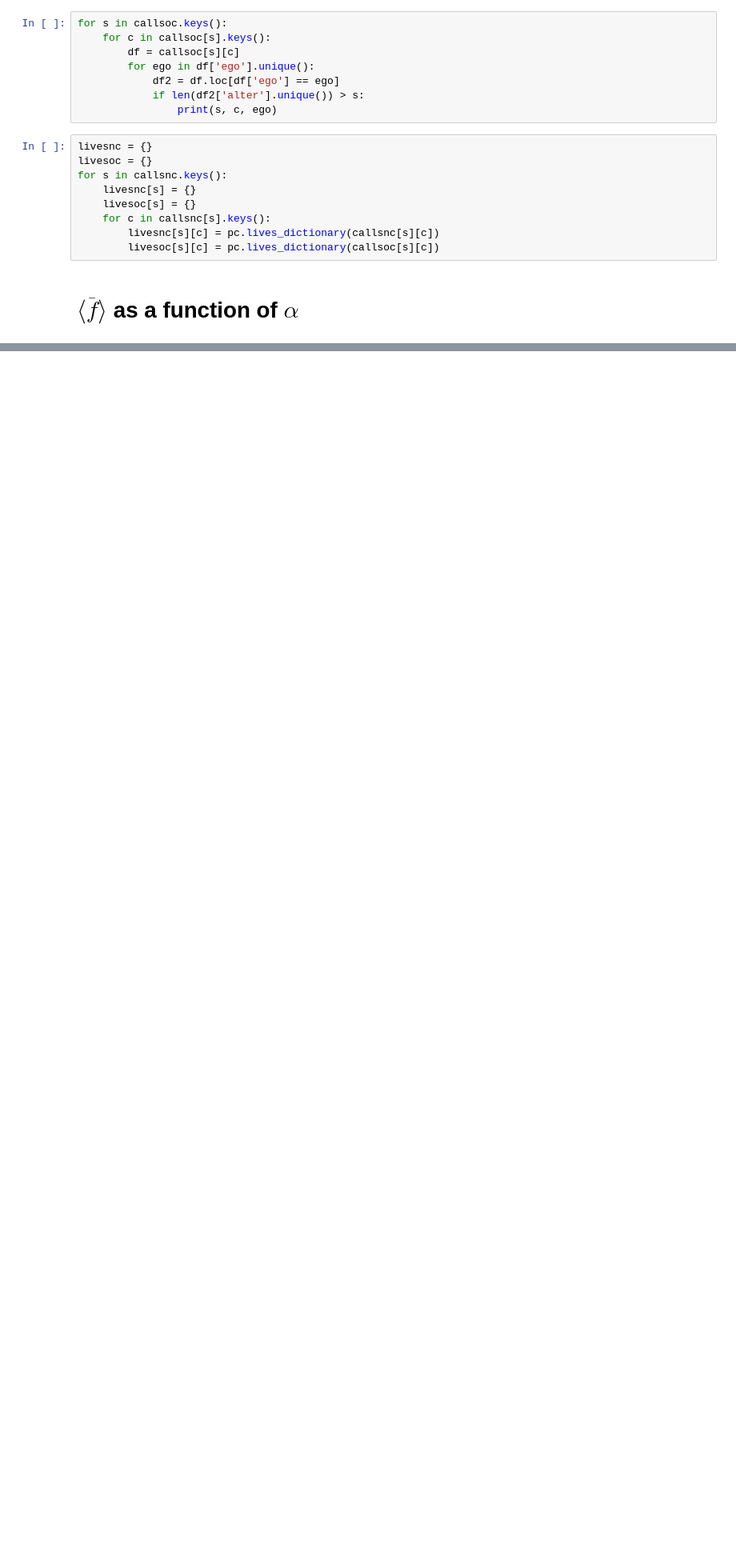
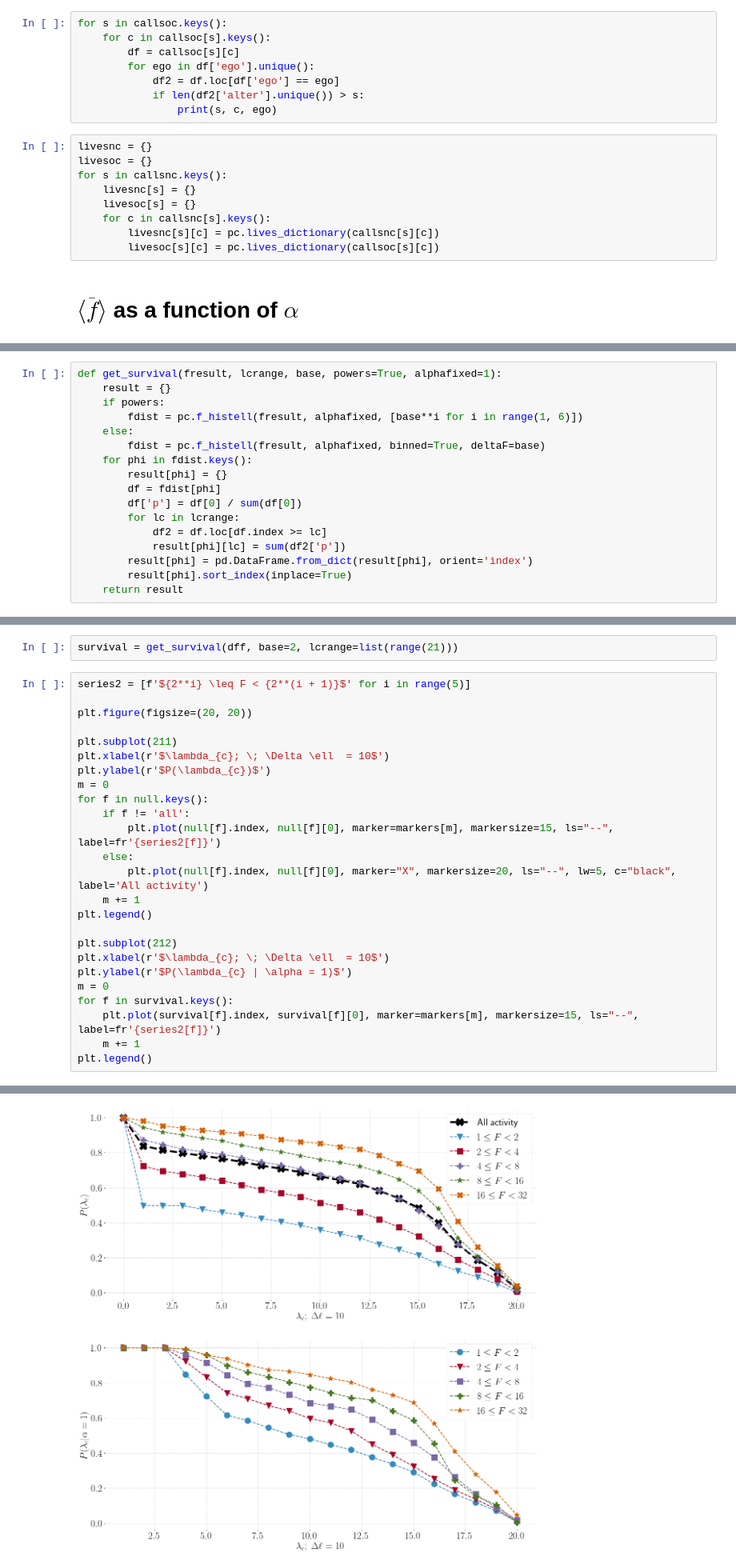
Before and after one commit to nitnelav27/comm_patterns, a Jupyter notebook: 202106.ipynb, the cells around one changed output, grey strips where cells are left out. Shown at 80% size. Saved outputs shown, nothing was run; the diff lists cells and outputs as text; blank space fills up the shorter version.

```diff
--- a/202106.ipynb
+++ b/202106.ipynb
@@ -289,0 +303,17 @@ for p in range(1, 7):
+# %%
+def get_survival(fresult, lcrange, base, powers=True, alphafixed=1):
+    result = {}
+    if powers:
+        fdist = pc.f_histell(fresult, alphafixed, [base**i for i in range(1, 6)])
+    else:
+        fdist = pc.f_histell(fresult, alphafixed, binned=True, deltaF=base)
+    for phi in fdist.keys():
+        result[phi] = {}
+        df = fdist[phi]
+        df['p'] = df[0] / sum(df[0])
+        for lc in lcrange:
+            df2 = df.loc[df.index >= lc]
+            result[phi][lc] = sum(df2['p'])
+        result[phi] = pd.DataFrame.from_dict(result[phi], orient='index')
+        result[phi].sort_index(inplace=True)
+    return result
@@ -289,0 +356,28 @@ for p in range(1, 7):
+# %%
+survival = get_survival(dff, base=2, lcrange=list(range(21)))
+# %%
+series2 = [f'${2**i} \leq F < {2**(i + 1)}$' for i in range(5)]
+
+plt.figure(figsize=(20, 20))
+
+plt.subplot(211)
+plt.xlabel(r'$\lambda_{c}; \; \Delta \ell  = 10$')
+plt.ylabel(r'$P(\lambda_{c})$')
+m = 0
+for f in null.keys():
+    if f != 'all':
+        plt.plot(null[f].index, null[f][0], marker=markers[m], markersize=15, ls="--", label=fr'{series2[f]}')
+    else:
+        plt.plot(null[f].index, null[f][0], marker="X", markersize=20, ls="--", lw=5, c="black", label='All activity')
+    m += 1
+plt.legend()
+
+plt.subplot(212)
+plt.xlabel(r'$\lambda_{c}; \; \Delta \ell  = 10$')
+plt.ylabel(r'$P(\lambda_{c} | \alpha = 1)$')
+m = 0
+for f in survival.keys():
+    plt.plot(survival[f].index, survival[f][0], marker=markers[m], markersize=15, ls="--", label=fr'{series2[f]}')
+    m += 1
+plt.legend()
+# %% [output]
@@ -289,0 +385 @@ for p in range(1, 7):
+[figure, added]
```
Also changed, not shown: parts of 9 cells of this notebook.
